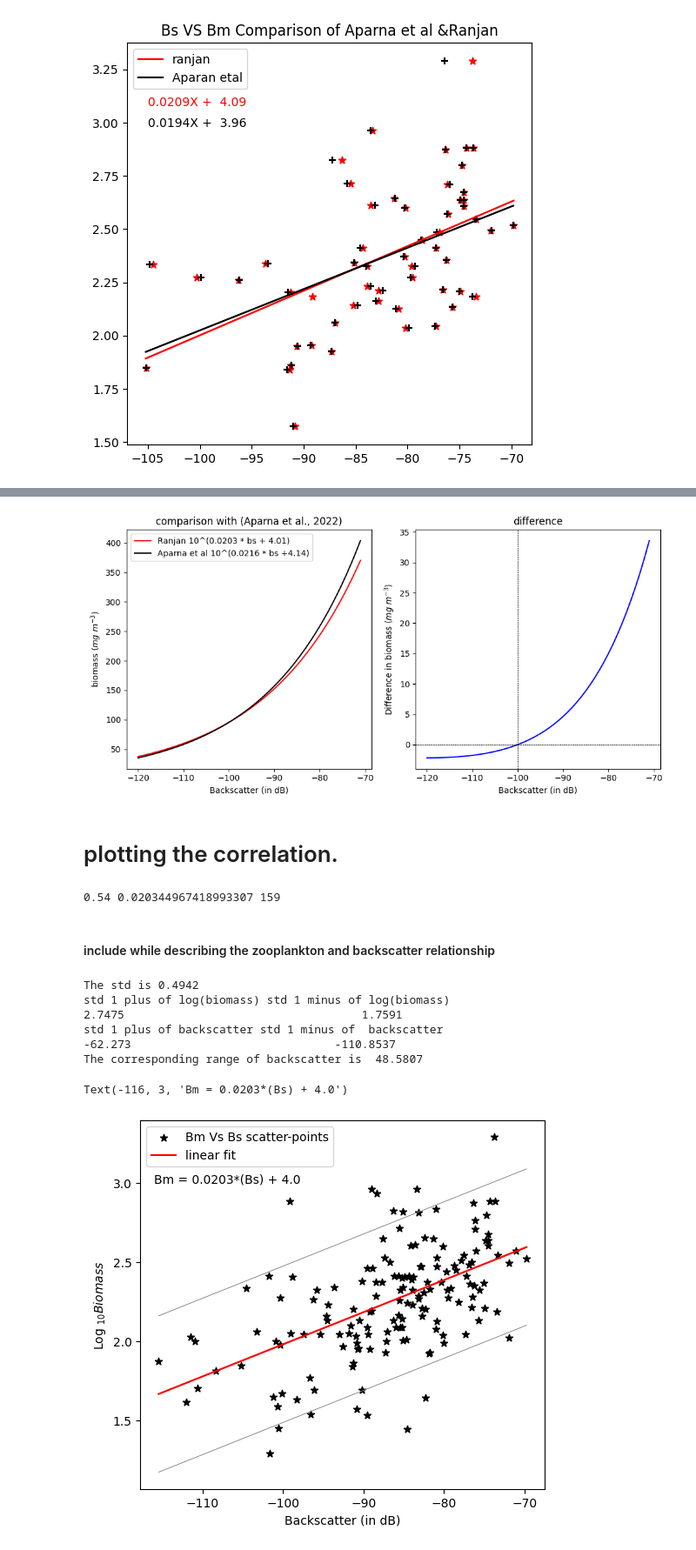
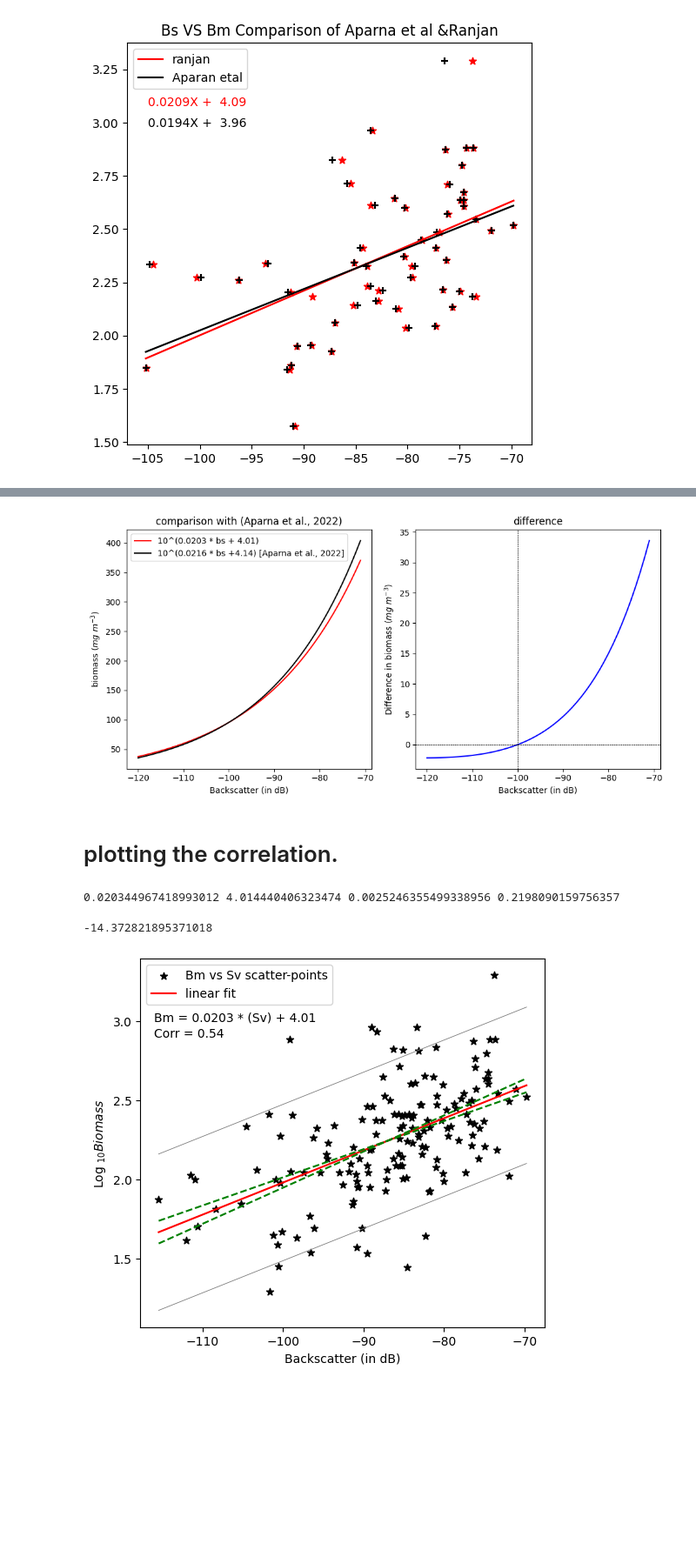
Before and after one commit to ranzan998/backscatter_wc, a Jupyter notebook: scripts/comparison_rj_ap.ipynb, the cells around one changed output, grey strips where cells are left out. Shown: that part at 87% size. Drawn from its saved outputs; the diff is of its cells as text; code cells hidden in the pictures; blank space fills up the shorter version.

```diff
--- a/scripts/comparison_rj_ap.ipynb
+++ b/scripts/comparison_rj_ap.ipynb
@@ -52,8 +52,11 @@ plt.title("Bs VS Bm Comparison of Aparna et al &Ranjan")
 Text(0.5, 1.0, 'Bs VS Bm Comparison of Aparna et al &Ranjan')
 [figure]
 # %%
-ap = np.loadtxt("/media/scilab/disk_ranjan/works/backscatter_wc/datasets/biomass/cor_2020_aparna.dat")
-rj = np.loadtxt("/media/scilab/disk_ranjan/works/backscatter_wc/datasets/biomass/cor_2020_ranjan_new_bs_calc.dat")
+#
+from scipy.stats import linregress
+
+ap = np.loadtxt("cor_2020_aparna.dat")
+rj = np.loadtxt("cor_2020_ranjan_new_bs_calc.dat")
 
 apn, rjn= [],[]
 for i in range(len(rj[:,0])):
@@ -81,6 +84,8 @@ fig, ax = plt.subplots(nrows=1,ncols=2,figsize=(12,6))
 
 h = [3.26,3.16]
 for i in range(2):
+    ltt = linregress(bs[i],bm[i])
+
     corr = np.round(np.corrcoef(bs[i],bm[i])[0,1],2)
     coef = np.polyfit(bs[i],bm[i],1)
     slope, intercept = coef
@@ -90,6 +95,7 @@ for i in range(2):
     upper_bound = fit_line - std_dev
     lower_bound = fit_line + std_dev
     print(corr,slope,len(bs[i]))
+    print(ltt)
     ax[0].text(-105,h[i], str(np.round(slope,4))+'X +  '+str(np.round(intercept,2)),color=colors[i])
     ax[0].plot(np.linspace(min(bs[i]),max(bs[i]),len(bs[i])), fit_line1, color=colors[i],label=labels[i])
     ax[0].scatter(bs[i],bm[i],color=colors[i],marker=markers[i])
@@ -99,6 +105,7 @@ bm = [np.log10(rj[:,0]),np.log10(ap[:,0])]
 bs = [rj[:,1],ap[:,1]]
 
 for i in range(2):
+    ltt = linregress(bs[i],bm[i])
     corr = np.round(np.corrcoef(bs[i],bm[i])[0,1],2)
     coef = np.polyfit(bs[i],bm[i],1)
     slope, intercept = coef
@@ -108,12 +115,13 @@ for i in range(2):
     upper_bound = fit_line - std_dev
     lower_bound = fit_line + std_dev
     print(corr,slope,len(bs[i]))
+    print(ltt)
     ax[1].text(-115,h[i], str(np.round(slope,4))+'X +  '+str(np.round(intercept,2)),color=colors[i])
     ax[1].plot(np.linspace(min(bs[i]),max(bs[i]),len(bs[i])), fit_line1, color=colors[i],label=labels[i])
     ax[1].scatter(bs[i],bm[i],color=colors[i],marker=markers[i])
 
 ax[0].set_xlabel("Backscatter (in dB)")
-ax[0].set_ylabel("LOG $_{10} Bio (mg\\ m^{-3})$")
+ax[0].set_ylabel("LOG $_{10} Bio (mg\ m^{-3})$")
 ax[1].set_xlabel("Backscatter (in dB)")
 
 ax[0].set_title("mutual points")
@@ -137,8 +149,8 @@ aps = 10**(0.0216 * bs +4.14)
 rps = 10**(0.0203 * bs + 4.01)
 # %%
 fig, ax = plt.subplots(nrows=1,ncols=2,figsize=(10,5))
-ax[0].plot(bs,rps,label="Ranjan "+ "10^(0.0203 * bs + 4.01)",color='r')
-ax[0].plot(bs,aps,label="Aparna et al "+ "10^(0.0216 * bs +4.14)",color='k')
+ax[0].plot(bs,rps,label="10^(0.0203 * bs + 4.01) ",color='r')
+ax[0].plot(bs,aps,label= "10^(0.0216 * bs +4.14) " + "[Aparna et al., 2022]",color='k')
 ax[0].set_xlabel("Backscatter (in dB)")
 ax[0].set_ylabel("biomass ($mg\ m^{-3}$)")
 ax[0].legend()
@@ -151,8 +163,8 @@ ax[1].set_xlabel("Backscatter (in dB)")
 ax[1].set_ylabel("Difference in biomass ($mg\ m^{-3}$)")
 ax[1].set_title("difference")
 fig.tight_layout()
-#plt.savefig("/media/scilab/disk_ranjan/works/westcoast_adcp1/backscatternew/5bs_for_avg/biomass/comparison_theoretical_bm_from_each_mode.png",facecolor='w',dpi=300)
+plt.savefig("/media/scilab/disk_ranjan/works/westcoast_adcp1/backscatternew/5bs_for_avg/biomass/comparison_theoretical_bm_from_each_mode.png",facecolor='w',dpi=300)
 # %% [output]
-[figure, old version]
+[figure, new version]
 # %% [markdown]
 # plotting the correlation.
@@ -162,3 +207,5 @@ rj = np.loadtxt("/media/scilab/disk_ranjan/works/backscatter_wc/datasets/biomass
+# %%
+rj = np.loadtxt("cor_2020_ranjan_new_bs_calc.dat")
 # %%
 bs = rj[:,1]
 bm = np.log10(rj[:,0])
@@ -167,46 +214,45 @@ corr = np.round(np.corrcoef(bs,bm)[0,1],2)
 coef = np.polyfit(bs,bm,1)
 slope, intercept = coef
 fit_line1 = slope * np.linspace(min(bs),max(bs),len(bs)) + intercept
+
+slope, intercept, se_slope, se_intercept = least_squares_fit(bs,bm)
+
+high_intercept_low_slope = (slope-se_slope) * np.linspace(min(bs),max(bs),len(bs)) + (intercept - se_intercept)
+low_intercept_high_slope = (slope+se_slope) * np.linspace(min(bs),max(bs),len(bs)) + (intercept + se_intercept)
+
+
 fit_line = slope * np.array(bs) + intercept
 std_dev = np.std(bm - fit_line1)
 upper_bound = fit_line1 - std_dev
 lower_bound = fit_line1 + std_dev
-print(corr,slope,len(bs))
+print(slope, intercept, se_slope, se_intercept )
 # %% [output]
-0.54 0.020344967418993307 159
+0.020344967418993012 4.014440406323474 0.0025246355499338956 0.2198090159756357
-# %% [markdown]
-#### include while describing the zooplankton and backscatter relationship
-# %%
-# 1 sd of biomass to backscatter, check deviation
-sd_1p = np.mean(bm) + std_dev
-sd_1m = np.mean(bm) - std_dev
-
-print("The std is",np.round(std_dev,4))
-print('std 1 plus of log(biomass)','std 1 minus of log(biomass)')
-print(np.round(sd_1p,4), '                                 ', np.round(sd_1m,4))
-print('std 1 plus of backscatter','std 1 minus of  backscatter')
-print(np.round((sd_1p-intercept)/slope,4),'                            ',(np.round((sd_1m-intercept)/slope,4)))
-print("The corresponding range of backscatter is ",np.round((sd_1p-intercept)/slope-(sd_1m-intercept)/slope,4))
-# %% [output]
-The std is 0.4942
-std 1 plus of log(biomass) std 1 minus of log(biomass)
-2.7475                                   1.7591
-std 1 plus of backscatter std 1 minus of  backscatter
--62.273                              -110.8537
-The corresponding range of backscatter is  48.5807
+# %%
+10**((slope + se_slope)*(-100)+(intercept+se_intercept)) - 10**((slope - se_slope)*(-100)+(intercept-se_intercept))
+# %% [output]
+-14.372821895371018
 # %%
 plt.figure(figsize=(6,5.5))
 
-plt.scatter(bs,bm,marker = '*',color='k',label="Bm Vs Bs scatter-points")
+plt.scatter(bs,bm,marker = '*',color='k',label="Bm vs Sv scatter-points")
 plt.plot(np.linspace(min(bs),max(bs),len(bs)), fit_line1,'r',label="linear fit")
+plt.plot(np.linspace(min(bs),max(bs),len(bs)), high_intercept_low_slope,'g--')
+plt.plot(np.linspace(min(bs),max(bs),len(bs)), low_intercept_high_slope,'g--')
+
+
 plt.plot(np.linspace(min(bs),max(bs),len(bs)),upper_bound,'grey',linewidth=0.6)
 plt.plot(np.linspace(min(bs),max(bs),len(bs)),lower_bound,'grey',linewidth=0.6)
+
+
+
 plt.xlabel("Backscatter (in dB)")
 plt.ylabel("Log $_{10} Biomass$")
 plt.legend(loc="upper left")
-plt.text(-116 , 3,"Bm = " + str(np.round(slope,4))+ "*(Bs) + " +str(np.round(intercept)))
-#plt.gca().tight_layout()
-#plt.savefig("/media/scilab/disk_ranjan/works/westcoast_adcp1/figures/linear_fit_line.png",facecolor='w',dpi=300)
+plt.text(-116 , 3,"Bm = " + str(np.round(slope,4))+ " * (Sv) + " +str(np.round(intercept,2)))
+plt.text(-116 , 2.9, "Corr = " + str(np.round(corr,2)))
+
+plt.savefig("/media/scilab/disk_ranjan/works/westcoast_adcp1/backscatternew/5bs_for_avg/biomass/backscatter_vs_biomass.png",dpi=300)
+plt.savefig("/media/scilab/disk_ranjan/works/backscatter_wc/figures/backscatter_vs_biomass.png",dpi=300)
 # %% [output]
-Text(-116, 3, 'Bm = 0.0203*(Bs) + 4.0')
-[figure, old version]
+[figure, new version]
```
Also changed, not shown: parts of 4 cells of this notebook, 32 other files.
